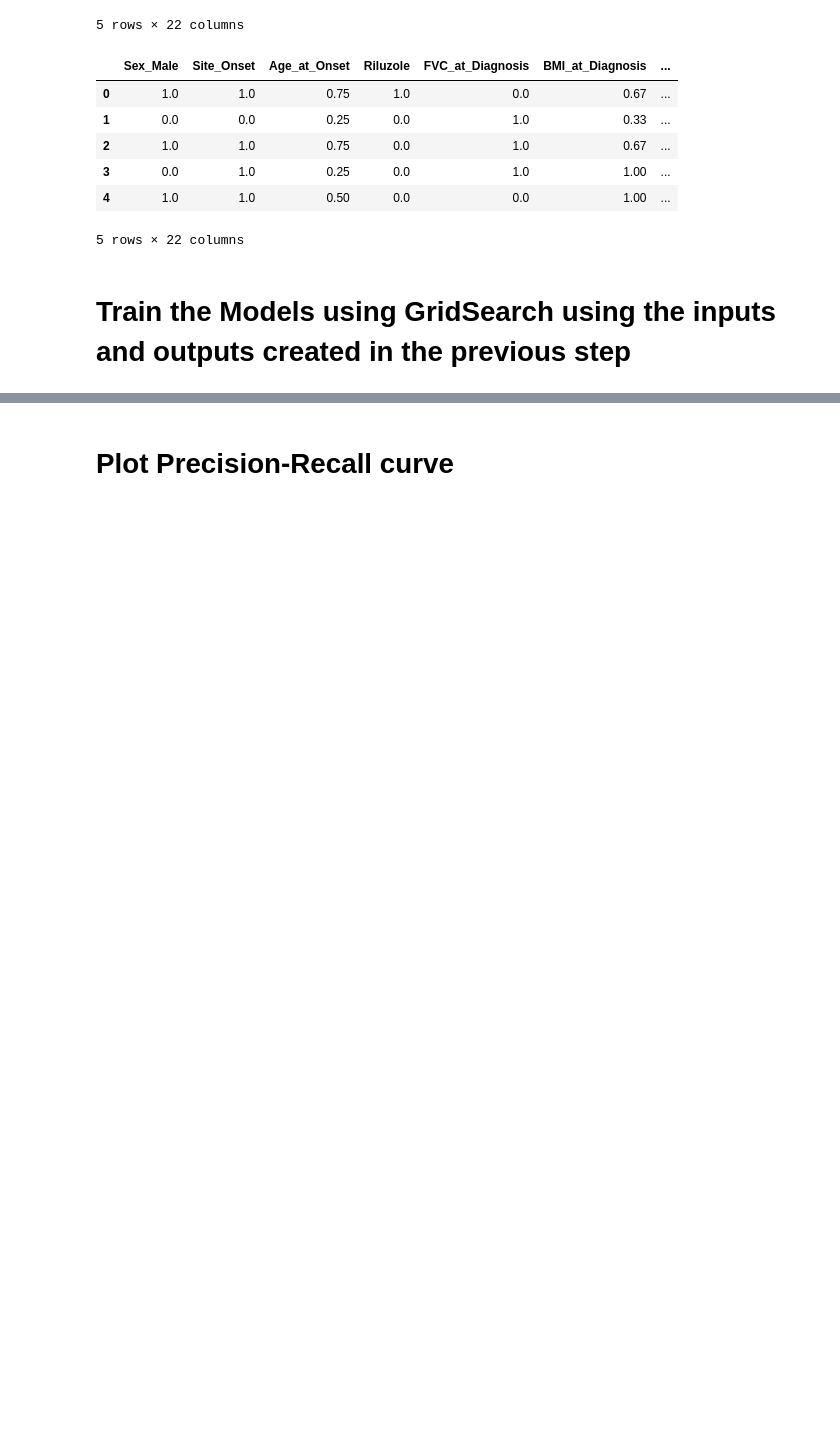
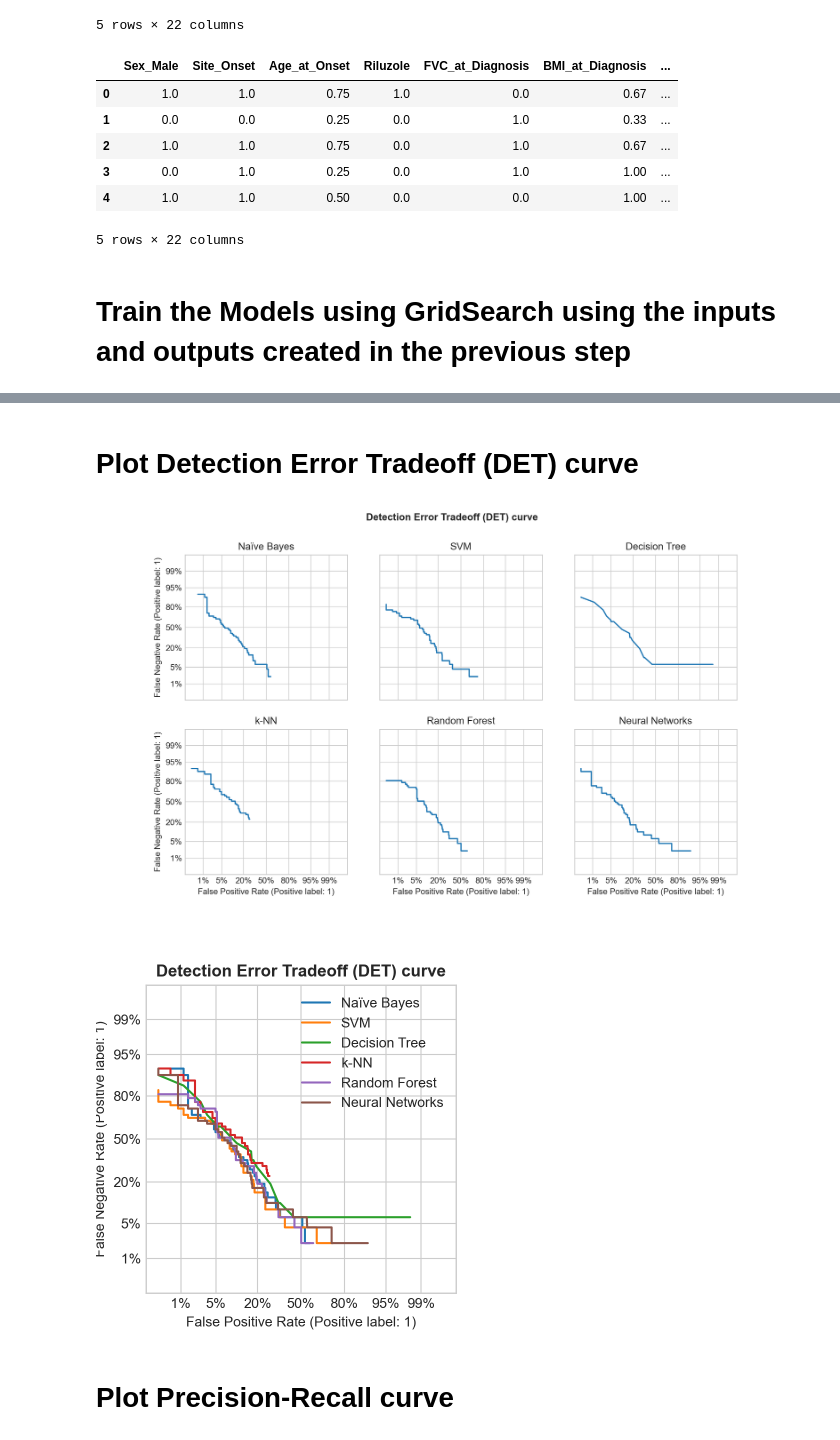
Before and after one commit to fabianopapaiz/als_prognosis_using_ensemble_imbalance, a Jupyter notebook: 05_Train_Validate_Models/05.10.1 - Single-Model Scenario - Train Models using Grid Search.ipynb, the cells around one changed output, grey strips where cells are left out. Drawn from its saved outputs; the diff is of its cells as text; code cells hidden in the pictures; blank space fills up the shorter version.

Commit message:
plots AUC, prec-recall and DET

```diff
--- a/05_Train_Validate_Models/05.10.1 - Single-Model Scenario - Train Models using Grid Search.ipynb
+++ b/05_Train_Validate_Models/05.10.1 - Single-Model Scenario - Train Models using Grid Search.ipynb
@@ -113,12 +113,13 @@ params_grid = [
 det_curve_data = []
 precision_recall_curve_data = []
 roc_curve_data = []
+predictions_data = []
 
 for param_grid in params_grid:
     if len(param_grid) > 0:
 
         ## execute GridSearch
-        grid, df_results_aux, det_curve_data_aux, precision_recall_curve_aux, roc_curve_aux = utils_exec_models.exec_grid_search(
+        grid, df_results_aux, det_curve_data_aux, precision_recall_curve_aux, roc_curve_aux, predictions_aux = utils_exec_models.exec_grid_search(
             param_grid=param_grid,
             X=X_train,
             y=y_train,
@@ -139,6 +140,7 @@ for param_grid in params_grid:
         det_curve_data.append(det_curve_data_aux)
         precision_recall_curve_data.append(precision_recall_curve_aux)
         roc_curve_data.append(roc_curve_aux)
+        predictions_data.append(predictions_aux)
 
         if df_results is None:
             df_results = df_results_aux
@@ -348,2 +194,56 @@ Estimator: MLPClassifier            ; Best Threshold: 0.27; G-Mean : 0.83000; Se
+# %% [markdown]
+# Plot Detection Error Tradeoff (DET) curve
+# %%
+figsize = (12,7)
+
+fig, ((ax1, ax2, ax3), (ax4, ax5, ax6)) = plt.subplots(2, 3, figsize=figsize, sharex=True, sharey=True)
+axes = [ax1, ax2, ax3, ax4, ax5, ax6]
+
+idx_ax = 0
+for estimator_name, fpr, fnr, thresholds in det_curve_data:
+    ax = axes[idx_ax]
+    disp = sk.metrics.DetCurveDisplay(
+        fpr=fpr,
+        fnr=fnr,
+        estimator_name=utils.get_model_description(estimator_name),
+        pos_label=1,
+    )
+    disp.plot(ax=ax)
+
+    ax.set_title(utils.get_model_description(estimator_name))
+    ax.get_legend().remove()
+
+    if idx_ax not in [0,3]:
+        ax.set_ylabel('')
+
+    if idx_ax < 3:
+        ax.set_xlabel('')
+
+    idx_ax += 1
+
+plt.suptitle('Detection Error Tradeoff (DET) curve', fontweight='bold')
+plt.show()
+
+
+# ==========================
+# show all together
+# ==========================
+figsize = (4,4)
+fig, (ax) = plt.subplots(1, 1, figsize=figsize)
+for estimator_name, fpr, fnr, thresholds in det_curve_data:
+    disp = sk.metrics.DetCurveDisplay(
+        fpr=fpr,
+        fnr=fnr,
+        estimator_name=utils.get_model_description(estimator_name),
+        pos_label=1,
+    )
+    disp.plot(ax=ax)
+plt.title('Detection Error Tradeoff (DET) curve', fontweight='bold')
+ax.legend(loc='upper right')
+plt.show()
+plt.close()
+# %% [output]
+[figure, added]
+[figure, added]
 # %% [markdown]
 # Plot Precision-Recall curve
```
Also changed, not shown: parts of 13 cells of this notebook, 1 other file.
